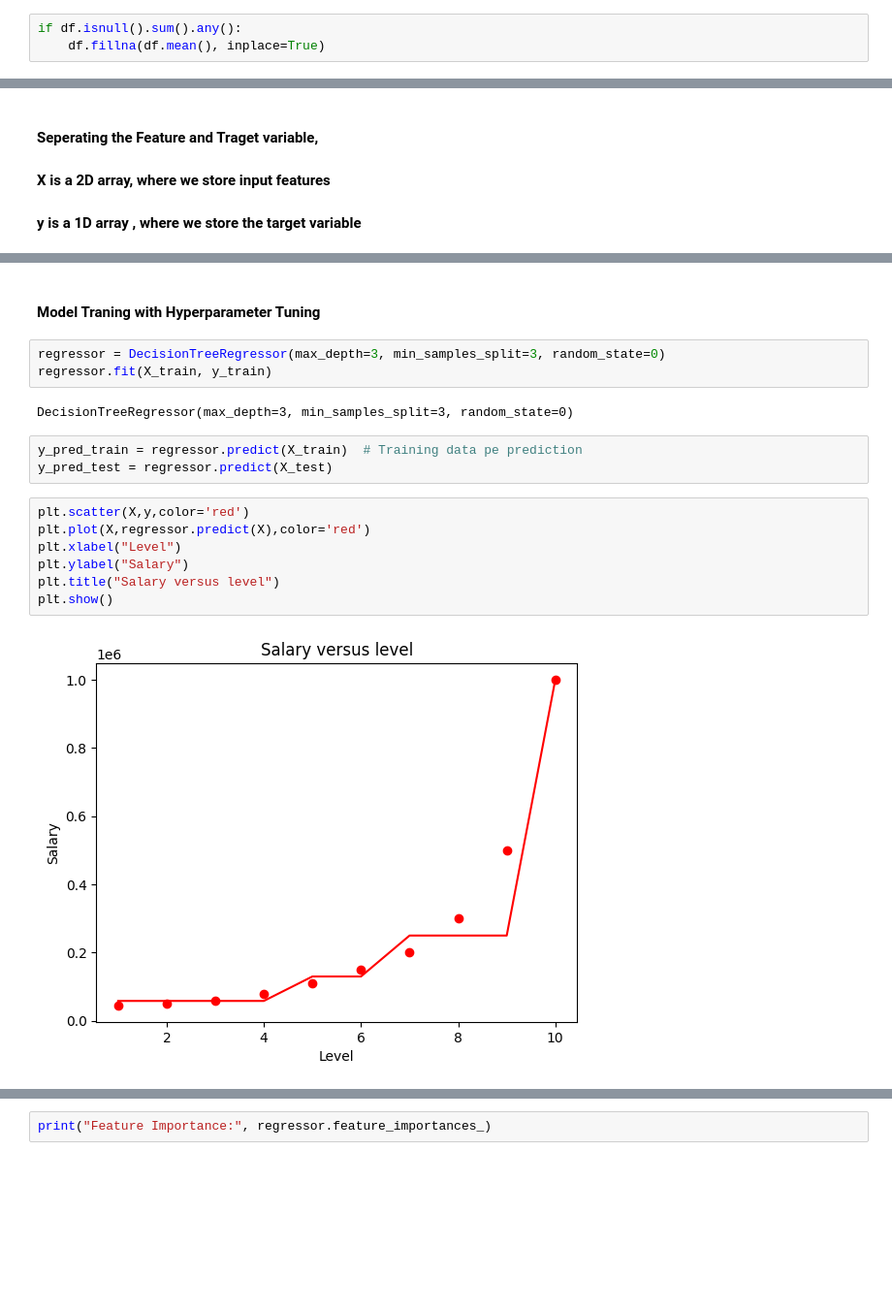
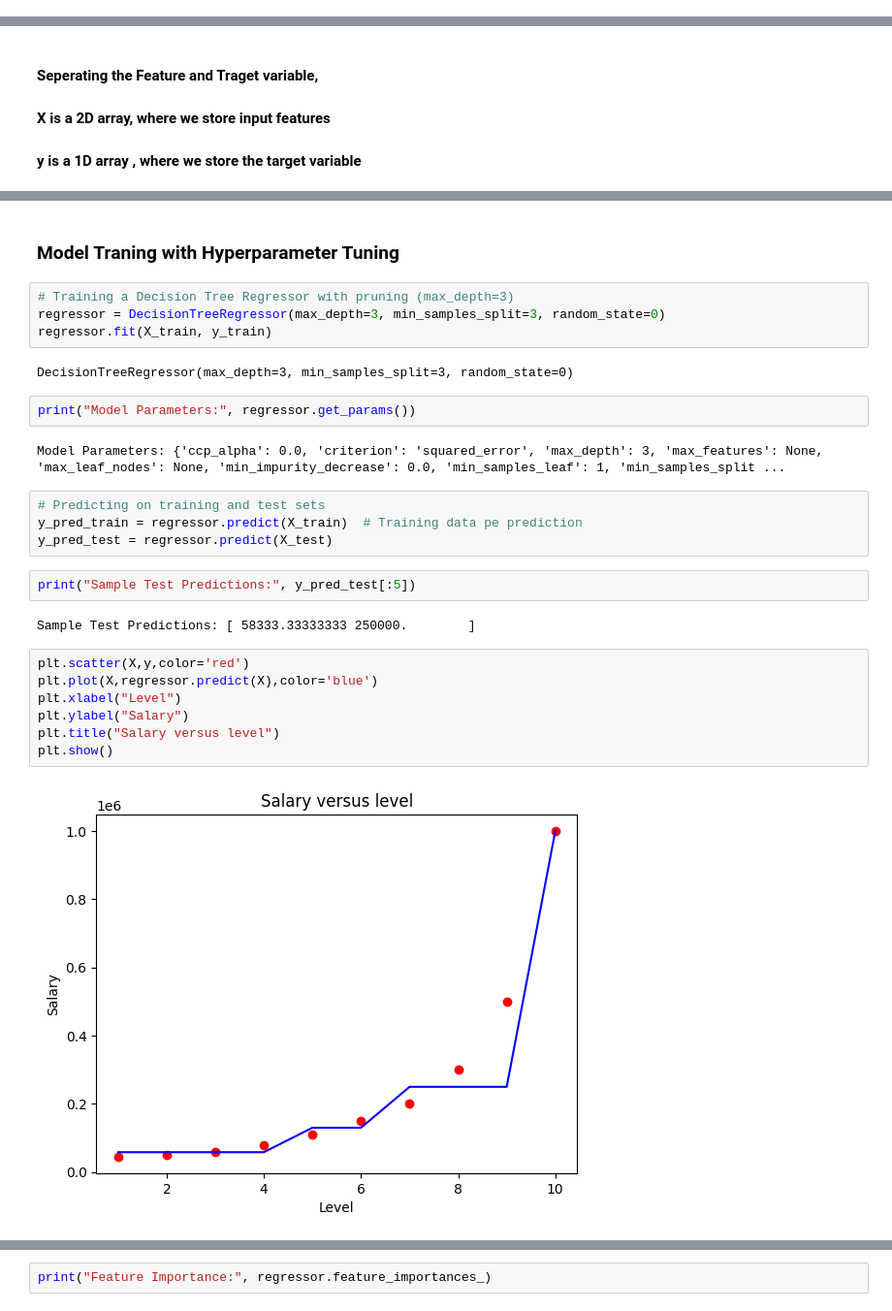
Before and after one commit to kanchan1703/ml-algorithms-implementation, a Jupyter notebook: Decision Tree/decision_tree_regressor.ipynb, the cells around one changed output, grey strips where cells are left out. Shown at 97% size. Drawn from its saved outputs; the diff is of its cells as text; blank space fills up the shorter version.

```diff
--- a/Decision Tree/decision_tree_regressor.ipynb
+++ b/Decision Tree/decision_tree_regressor.ipynb
@@ -29,3 +27,0 @@ df
-# %%
-if df.isnull().sum().any():
-    df.fillna(df.mean(), inplace=True)
@@ -56,19 +64,29 @@ X_train, X_test, y_train, y_test = train_test_split(X, y, test_size=0.2, random_
 # %% [markdown]
-#### Model Traning with Hyperparameter Tuning
+### Model Traning with Hyperparameter Tuning
 # %%
+# Training a Decision Tree Regressor with pruning (max_depth=3)
 regressor = DecisionTreeRegressor(max_depth=3, min_samples_split=3, random_state=0)
 regressor.fit(X_train, y_train)
 # %% [output]
 DecisionTreeRegressor(max_depth=3, min_samples_split=3, random_state=0)
+# %%
+print("Model Parameters:", regressor.get_params())
+# %% [output]
+Model Parameters: {'ccp_alpha': 0.0, 'criterion': 'squared_error', 'max_depth': 3, 'max_features': None, 'max_leaf_nodes': None, 'min_impurity_decrease': 0.0, 'min_samples_leaf': 1, 'min_samples_split ...
 # %%
+# Predicting on training and test sets
 y_pred_train = regressor.predict(X_train)  # Training data pe prediction
 y_pred_test = regressor.predict(X_test)
+# %%
+print("Sample Test Predictions:", y_pred_test[:5])
+# %% [output]
+Sample Test Predictions: [ 58333.33333333 250000.        ]
 # %%
 plt.scatter(X,y,color='red')
-plt.plot(X,regressor.predict(X),color='red')
+plt.plot(X,regressor.predict(X),color='blue')
 plt.xlabel("Level")
 plt.ylabel("Salary")
 plt.title("Salary versus level")
 plt.show()
 # %% [output]
-[figure, old version]
+[figure, new version]
```
Also changed, not shown: parts of 15 cells of this notebook, 10 other files.
